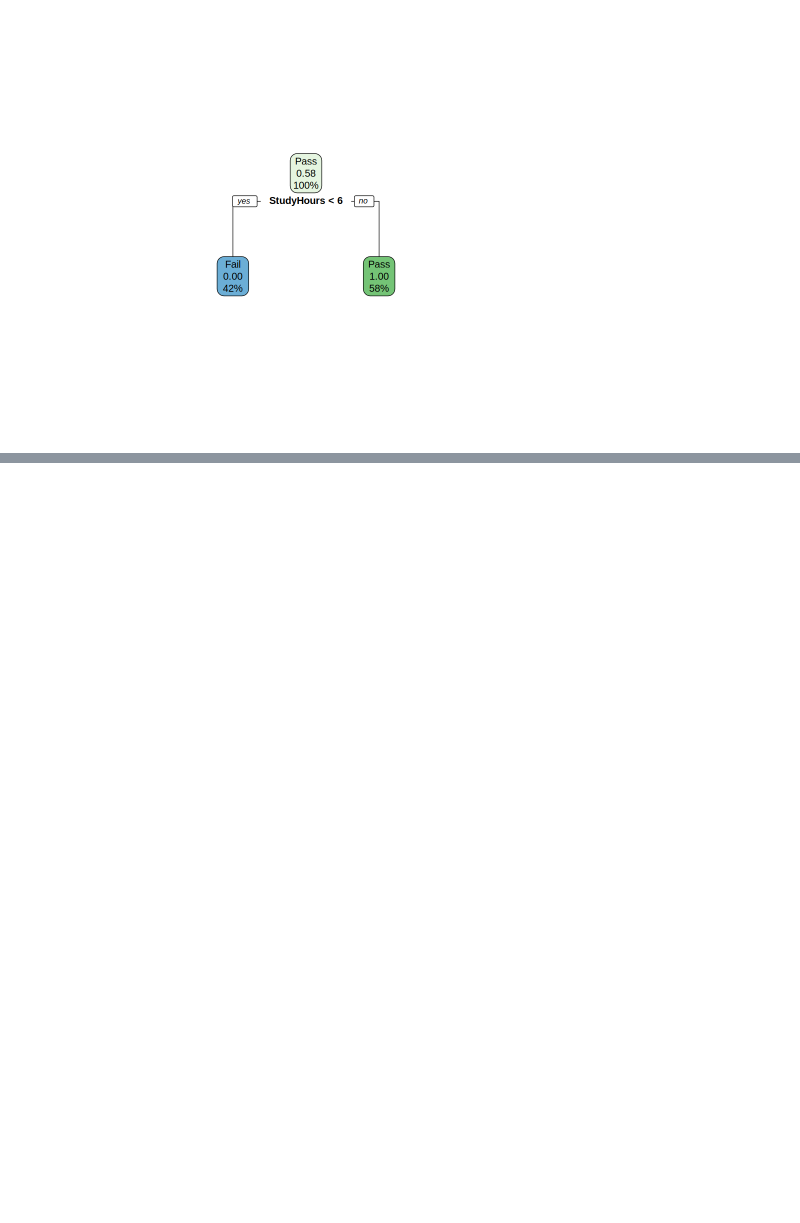
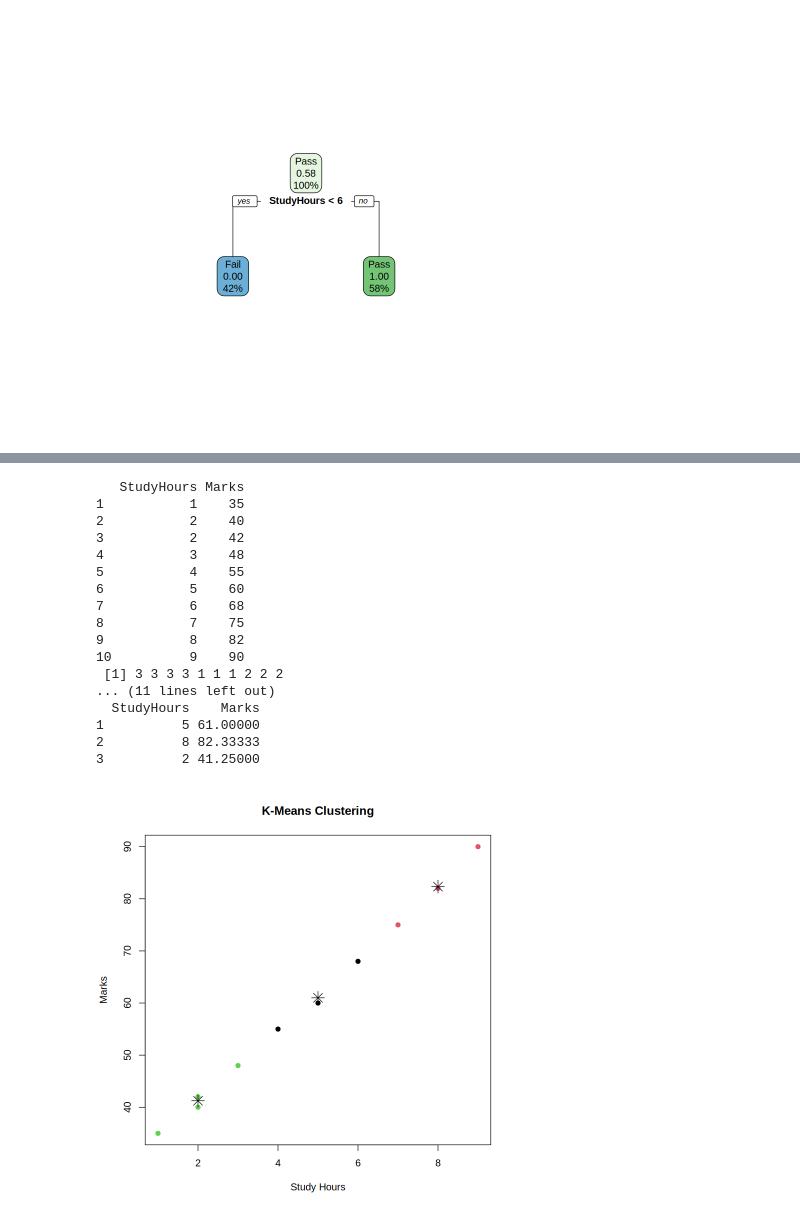
Before and after one commit to Premkumar-1212/GCF---Sem5, a Jupyter notebook: GCF.ipynb, the cells around one changed output, grey strips where cells are left out. Drawn from its saved outputs; the diff is of its cells as text; code cells hidden in the pictures; blank space fills up the shorter version.

```diff
--- a/GCF.ipynb
+++ b/GCF.ipynb
@@ -1306,0 +1397,69 @@ Levels: Fail Pass
+# %%
+# K-MEANS CLUSTERING IN R
+students <- data.frame(
+  StudyHours = c(1, 2, 2, 3, 4, 5, 6, 7, 8, 9),
+  Marks = c(35, 40, 42, 48, 55, 60, 68, 75, 82, 90)
+)
+
+print(students)
+
+# Select the columns that we want to use
+# K-Means works with numerical data
+
+data_for_clustering <- students[, c("StudyHours", "Marks")]
+
+
+# Apply K-Means
+# centers = 3 means we want 3 clusters
+set.seed(123)  # Makes the result reproducible
+kmeans_model <- kmeans(data_for_clustering, centers = 3)
+
+print(kmeans_model$cluster)
+
+# Add the cluster number to our original data
+students$Cluster <- kmeans_model$cluster
+print(students)
+
+
+# Display the center of each cluster
+# These are called centroids
+print(kmeans_model$centers)
+
+# Visualize the clusters
+
+plot(
+  students$StudyHours,
+  students$Marks,
+  col = students$Cluster,       # Different color for each cluster
+  pch = 19,                     # Solid circle
+  xlab = "Study Hours",
+  ylab = "Marks",
+  main = "K-Means Clustering"
+)
+
+# Add cluster centers to the graph
+points(
+  kmeans_model$centers[, "StudyHours"],
+  kmeans_model$centers[, "Marks"],
+  pch = 8,
+  cex = 2
+)
+# %% [output]
+   StudyHours Marks
+1           1    35
+2           2    40
+3           2    42
+4           3    48
+5           4    55
+6           5    60
+7           6    68
+8           7    75
+9           8    82
+10          9    90
+ [1] 3 3 3 3 1 1 1 2 2 2
+... (11 lines left out)
+  StudyHours    Marks
+1          5 61.00000
+2          8 82.33333
+3          2 41.25000
+[figure, added]
```
Also changed, not shown: parts of 2 cells of this notebook.
